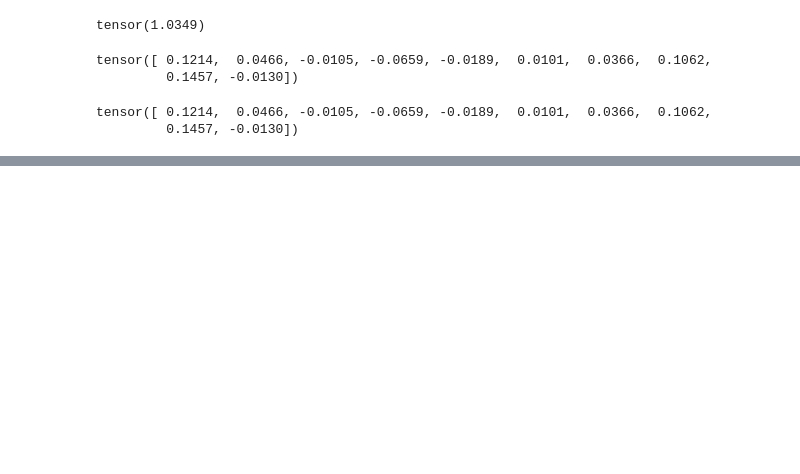
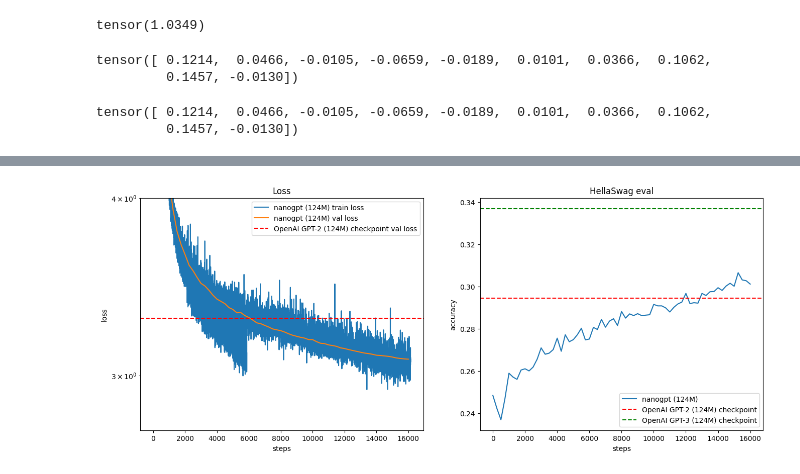
Before and after one commit to tugonbob/gpt-nano, a Jupyter notebook: play.ipynb, the cells around one changed output, grey strips where cells are left out. Saved outputs shown, nothing was run; the diff lists cells and outputs as text; code cells hidden in the pictures; blank space fills up the shorter version.

```diff
--- a/play.ipynb
+++ b/play.ipynb
@@ -257,7 +264,7 @@ hella3_baseline = { # HellaSwag for GPT-3
 }[sz]
 
 # load the log file
-with open("log124M_40B/log.txt", "r") as f:
+with open("log/log.txt", "r") as f:
     lines = f.readlines()
 
 # parse the individual lines, group by stream (train,val,hella)
@@ -318,0 +328 @@ FileNotFoundError: [Errno 2] No such file or directory: 'log124M_40B/log.txt'
+[figure, added]
```
Also changed, not shown: parts of 3 cells of this notebook, 6 other files.
